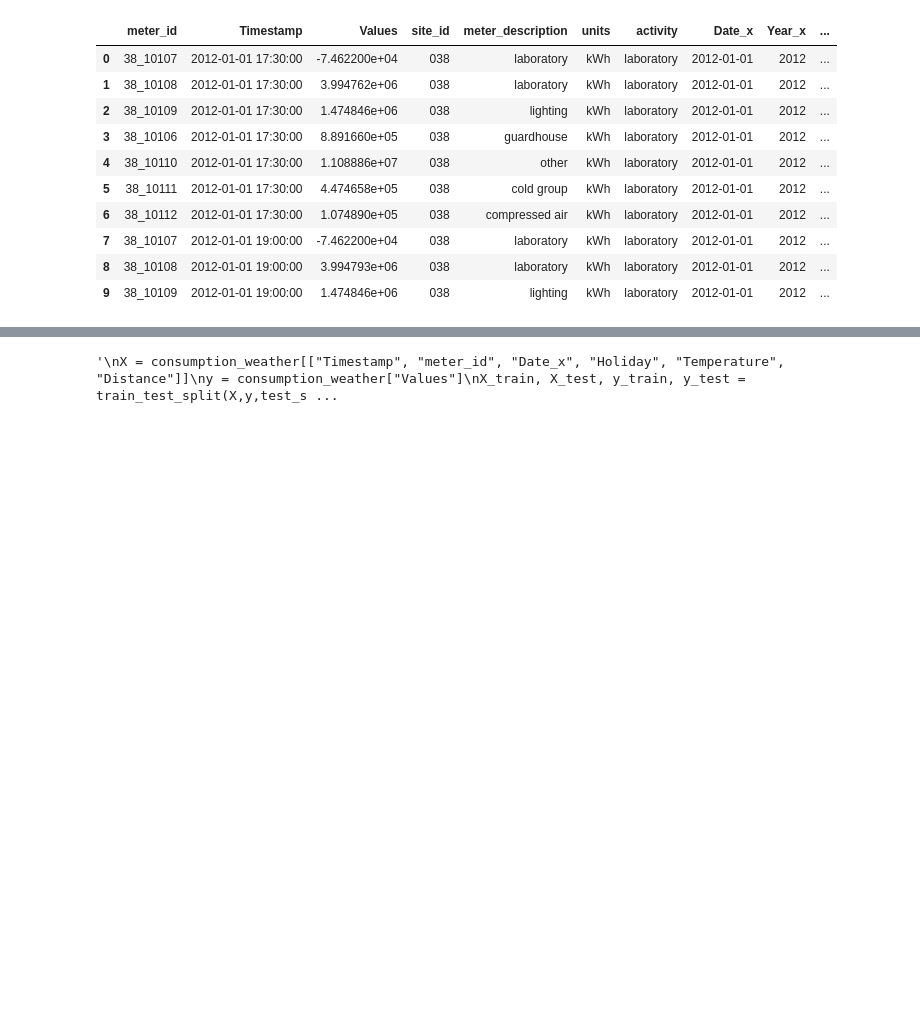
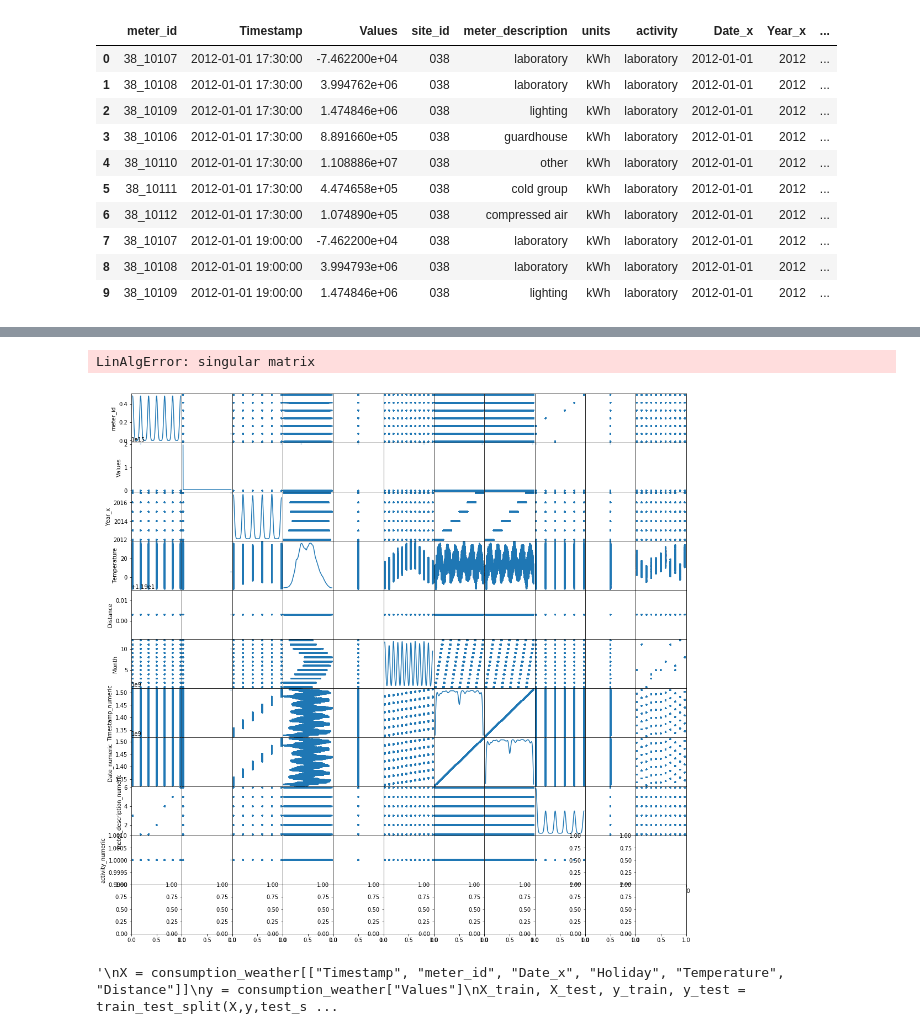
Before and after one commit to fagan2888/EnergyScience, a Jupyter notebook: src/EnergyBook.ipynb, the cells around one changed output, grey strips where cells are left out. Saved outputs shown, nothing was run; the diff lists cells and outputs as text; code cells hidden in the pictures; blank space fills up the shorter version.

```diff
--- a/src/EnergyBook.ipynb
+++ b/src/EnergyBook.ipynb
@@ -236,0 +274,4 @@ consumption_weather.to_csv("data/power-laws-energy-consumption-dataset.csv", ind
+# %%
+consumption_weather['meter_description_numeric'] = consumption_weather['meter_description'].apply(meter_desc_mapper)
+consumption_weather['activity_numeric'] = consumption_weather['activity'].apply(activity_mapper)
+consumption_weather['Holiday_numeric'] = consumption_weather['Holiday'].apply(holidays_mapper)
@@ -236,0 +293,3 @@ consumption_weather.to_csv("data/power-laws-energy-consumption-dataset.csv", ind
+# %%
+consumption_weather = consumption_weather[['meter_id', 'Values', 'Year_x', 'Temperature', 'Distance', 'Month', 'Timestamp_numeric', 'Date_numeric', 'meter_description_numeric', 'activity_numeric', 'Holiday_numeric']]
+consumption_weather.head(5)
@@ -237,3 +303,9 @@ consumption_weather.to_csv("data/power-laws-energy-consumption-dataset.csv", ind
+# %%
+scatter_matrix(consumption_weather, alpha=0.2, figsize=(18,18), diagonal='kde')
+plt.show()
+# %% [output]
+LinAlgError: singular matrix
+[figure, added]
 # %%
 from sklearn.model_selection import train_test_split
 from sklearn.linear_model import LinearRegression
```
Also changed, not shown: parts of 12 cells of this notebook, 1 other file.
